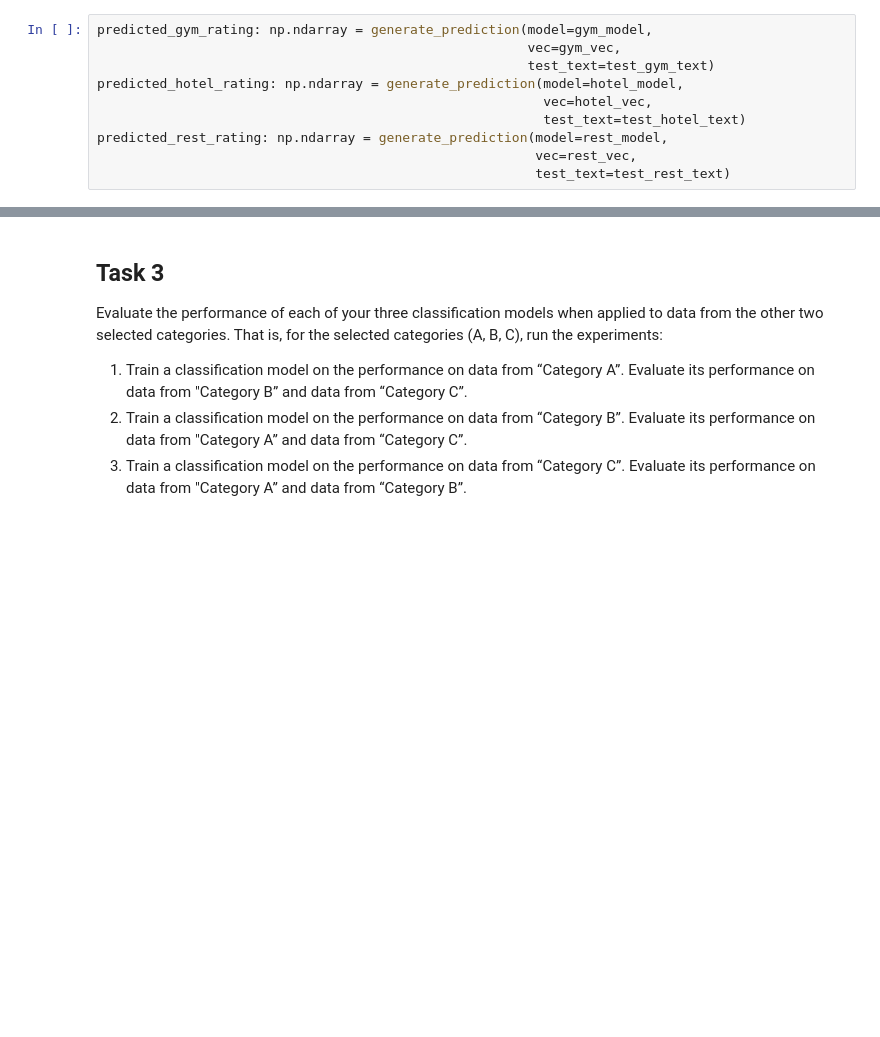
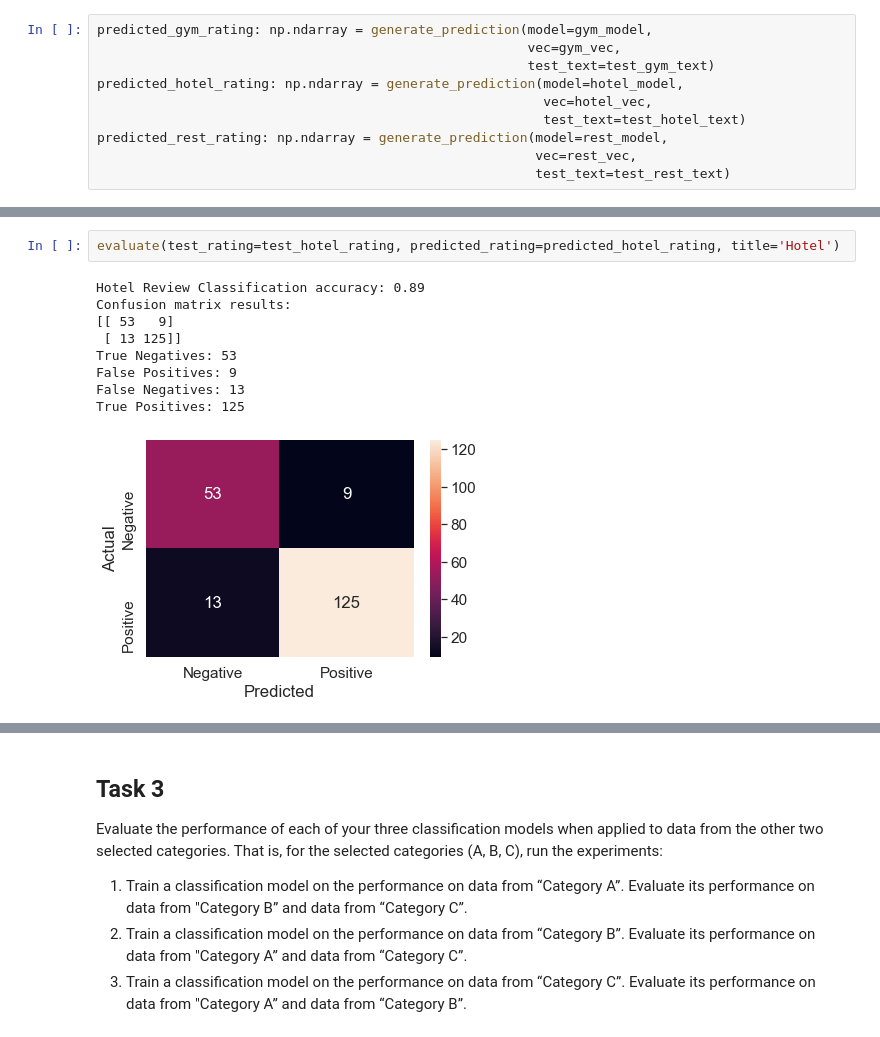
Before and after one commit to RyanJennings1/COMP41680, a Jupyter notebook: COMP41680 Project 2 - 19205824.ipynb, the cells around one changed output, grey strips where cells are left out. Saved outputs shown, nothing was run; the diff lists cells and outputs as text; blank space fills up the shorter version.

```diff
--- a/COMP41680 Project 2 - 19205824.ipynb
+++ b/COMP41680 Project 2 - 19205824.ipynb
@@ -282,0 +290,12 @@ sns.heatmap(gym_cm, annot=True)
+# %%
+evaluate(test_rating=test_hotel_rating, predicted_rating=predicted_hotel_rating, title='Hotel')
+# %% [output]
+Hotel Review Classification accuracy: 0.89
+Confusion matrix results:
+[[ 53   9]
+ [ 13 125]]
+True Negatives: 53
+False Positives: 9
+False Negatives: 13
+True Positives: 125
+[figure, added]
```
Also changed, not shown: parts of 25 cells of this notebook.
